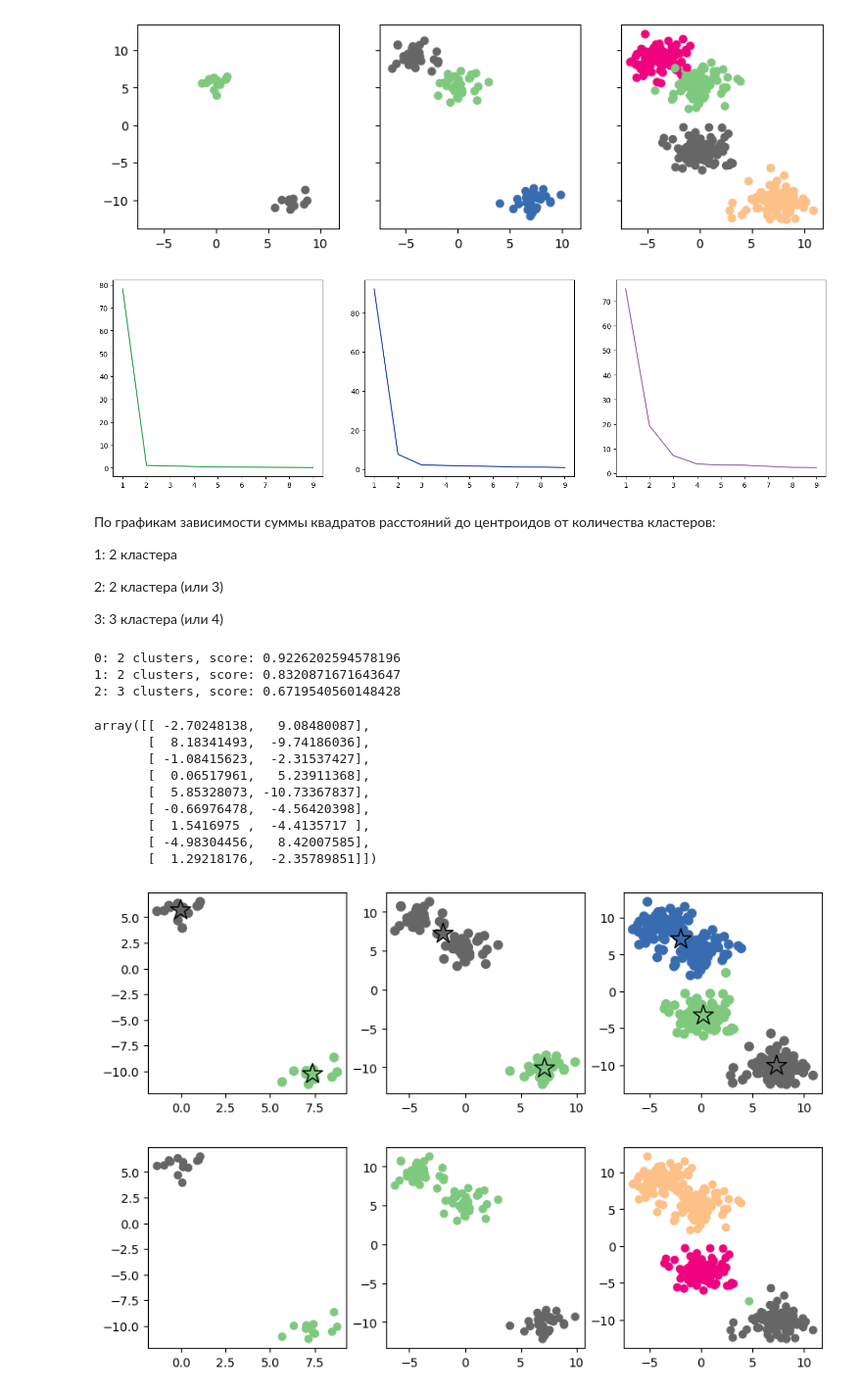
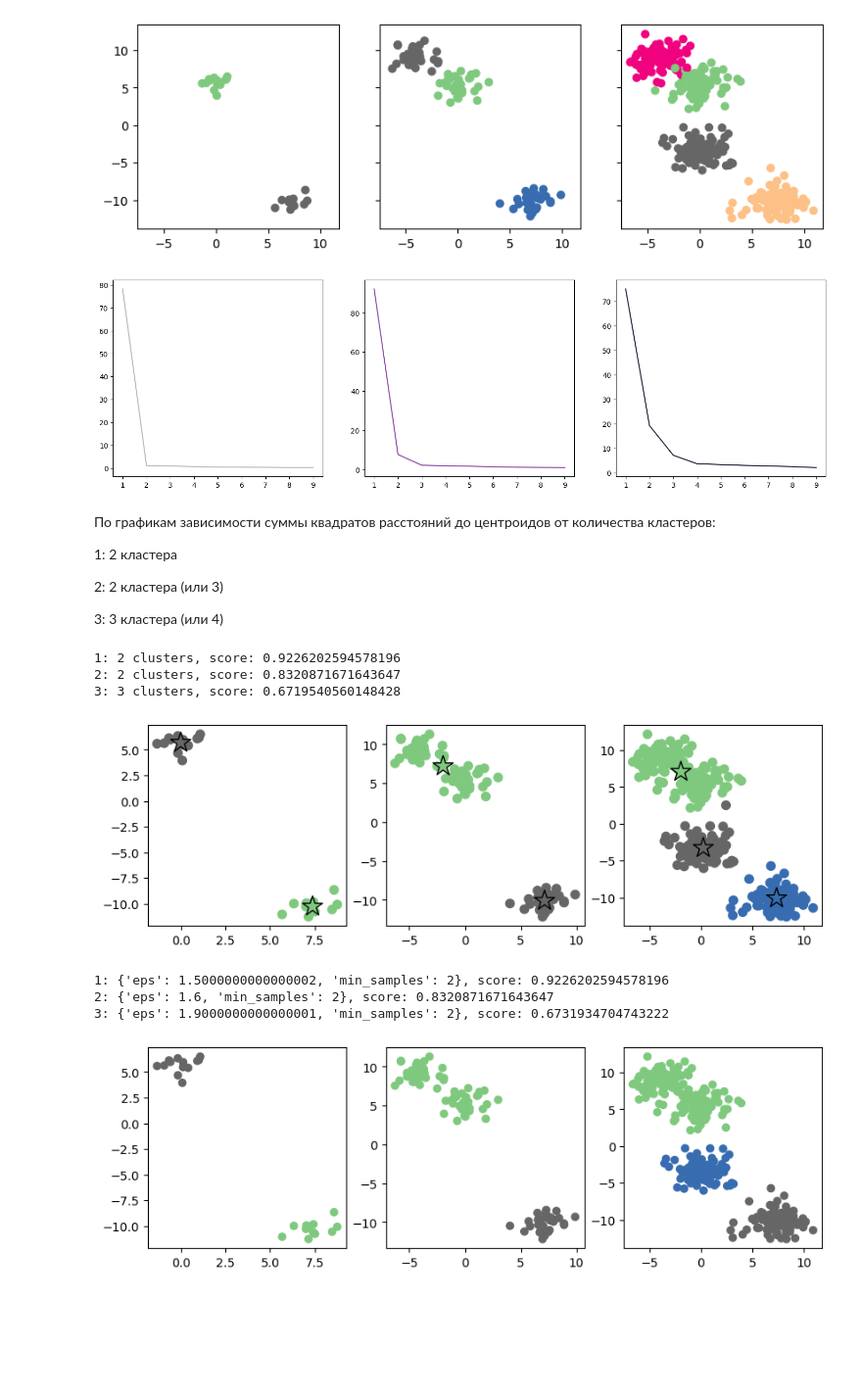
Before and after one commit to Flawed1/machine_learning_practice, a Jupyter notebook: labs/task6/task6.ipynb, the cells around one changed output. Shown: that part at 98% size. Saved outputs shown, nothing was run; the diff lists cells and outputs as text; code cells hidden in the pictures; blank space fills up the shorter version.

```diff
--- a/labs/task6/task6.ipynb
+++ b/labs/task6/task6.ipynb
@@ -45,12 +45,11 @@ for i, data in enumerate(blobs_list):
 
 figure, _ = plt.subplots(1, 3, figsize=(18, 5))
 for data, axis, results in zip(blobs_list, figure.axes, results_list):
-    color = "Accent"
-    axis.plot(results.keys(), results.values(), color=[random.randint(20, 200) / 255 for _ in range(3)], )
+    axis.plot(results.keys(), results.values(), color=[random.randint(20, 200) / 255 for _ in range(3)])
 
 plt.show()
 # %% [output]
-[figure, old version]
+[figure, new version]
 # %% [markdown]
 По графикам зависимости суммы квадратов расстояний до центроидов от количества кластеров:
 
@@ -91,50 +90,39 @@ for i, data in enumerate(blobs_list, start=1):
     predictions.append(best_prediction)
     print(f"{i}: {best_model.get_params()['n_clusters']} clusters, score: {best_score}")
 # %% [output]
-0: 2 clusters, score: 0.9226202594578196
-1: 2 clusters, score: 0.8320871671643647
-2: 3 clusters, score: 0.6719540560148428
+1: 2 clusters, score: 0.9226202594578196
+2: 2 clusters, score: 0.8320871671643647
+3: 3 clusters, score: 0.6719540560148428
-# %%
-model.cluster_centers_
-# %% [output]
-array([[ -2.70248138,   9.08480087],
-       [  8.18341493,  -9.74186036],
-       [ -1.08415623,  -2.31537427],
-       [  0.06517961,   5.23911368],
-       [  5.85328073, -10.73367837],
-       [ -0.66976478,  -4.56420398],
-       [  1.5416975 ,  -4.4135717 ],
-       [ -4.98304456,   8.42007585],
-       [  1.29218176,  -2.35789851]])
 # %%
 figure, _ = plt.subplots(1, 3, figsize=(10, 3))
 for data, prediction, model, axis in zip(blobs_list, predictions, models, figure.axes, strict=True):
     axis.scatter(data[0][:, 0], data[0][:, 1], s=50, c=prediction, cmap="Accent")
     axis.scatter(model.cluster_centers_[:, 0], model.cluster_centers_[:, 1], s=300, cmap="Accent", marker="*", edgecolors="black", c=range(model.cluster_centers_.shape[0]))
 # %% [output]
-[figure, old version]
+[figure, new version]
 # %%
-# models: list[cluster.DBSCAN] = list()
 predictions: list[NDArray] = list()
-for i, data in enumerate(blobs_list):
-    #parameters_grid = selection.ParameterGrid({"n_clusters": np.arange(2, 10)})
-    #best_model: cluster.KMeans = None
-    #best_score: float = None
-    #best_prediction: NDArray = None
-    #for params in parameters_grid:
-    #    model = cluster.KMeans(n_init="auto", **params).fit(data[0])
-    #    internal_cluster_distance_sum: float
-    #    prediction = model.predict(data[0])
-    #    centroids_per_object: list[NDArray] = [model.cluster_centers_[class_] for class_ in prediction]
-    #    score = metrics.silhouette_score(data[0], prediction)
-    #    if best_score == None or score > best_score:
-    #        best_model, best_score, best_prediction = model, score, prediction
-    # models.append(cluster.DBSCAN().fit(data[0]))
-    predictions.append(cluster.DBSCAN(eps=1.8).fit_predict(data[0]))
-    #print(f"{i}: {best_model.get_params()['n_clusters']} clusters, score: {best_score}")
+for i, data in enumerate(blobs_list, start=1):
+    parameters_grid = selection.ParameterGrid({"eps": np.arange(0.1, 3, 0.1), "min_samples": np.arange(2, 50, 2)})
+    best_score: float = None
+    best_params: dict[str, Any] = None
+    best_prediction: NDArray = None
+    for params in parameters_grid:
+        model = cluster.DBSCAN(**params)
+        prediction = model.fit_predict(data[0])
+        if np.unique(prediction).shape[0] < 2:
+            continue
+        score = metrics.silhouette_score(data[0], prediction)
+        if best_score == None or score > best_score:
+            best_params, best_score, best_prediction = params, score, prediction
+    predictions.append(best_prediction)
+    print(f"{i}: {best_params}, score: {best_score}")
 
 figure, _ = plt.subplots(1, 3, figsize=(10, 3))
 for data, prediction, axis in zip(blobs_list, predictions, figure.axes, strict=True):
     axis.scatter(data[0][:, 0], data[0][:, 1], c=prediction, cmap="Accent")
 # %% [output]
+1: {'eps': 1.5000000000000002, 'min_samples': 2}, score: 0.9226202594578196
+2: {'eps': 1.6, 'min_samples': 2}, score: 0.8320871671643647
+3: {'eps': 1.9000000000000001, 'min_samples': 2}, score: 0.6731934704743222
-[figure, old version]
+[figure, new version]
```
Also changed, not shown: parts of 4 cells of this notebook.
